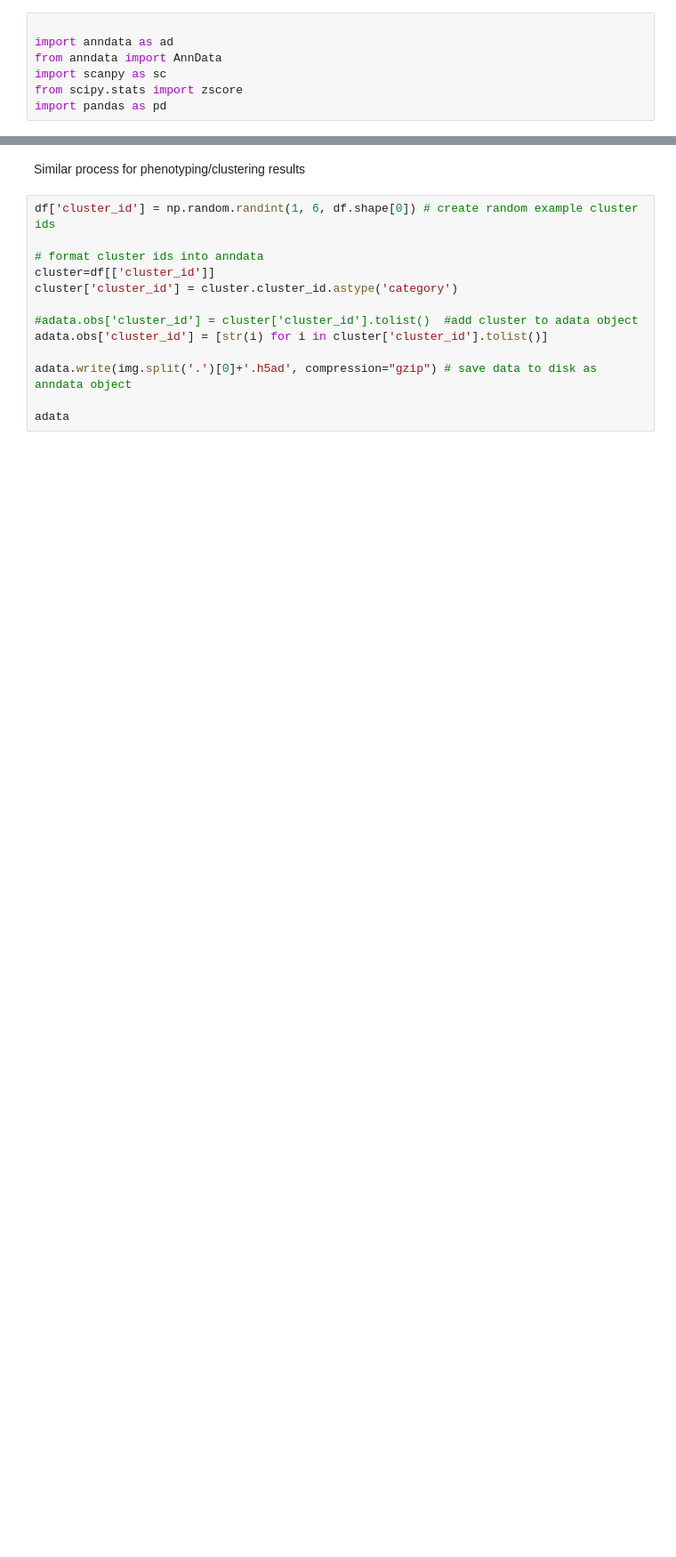
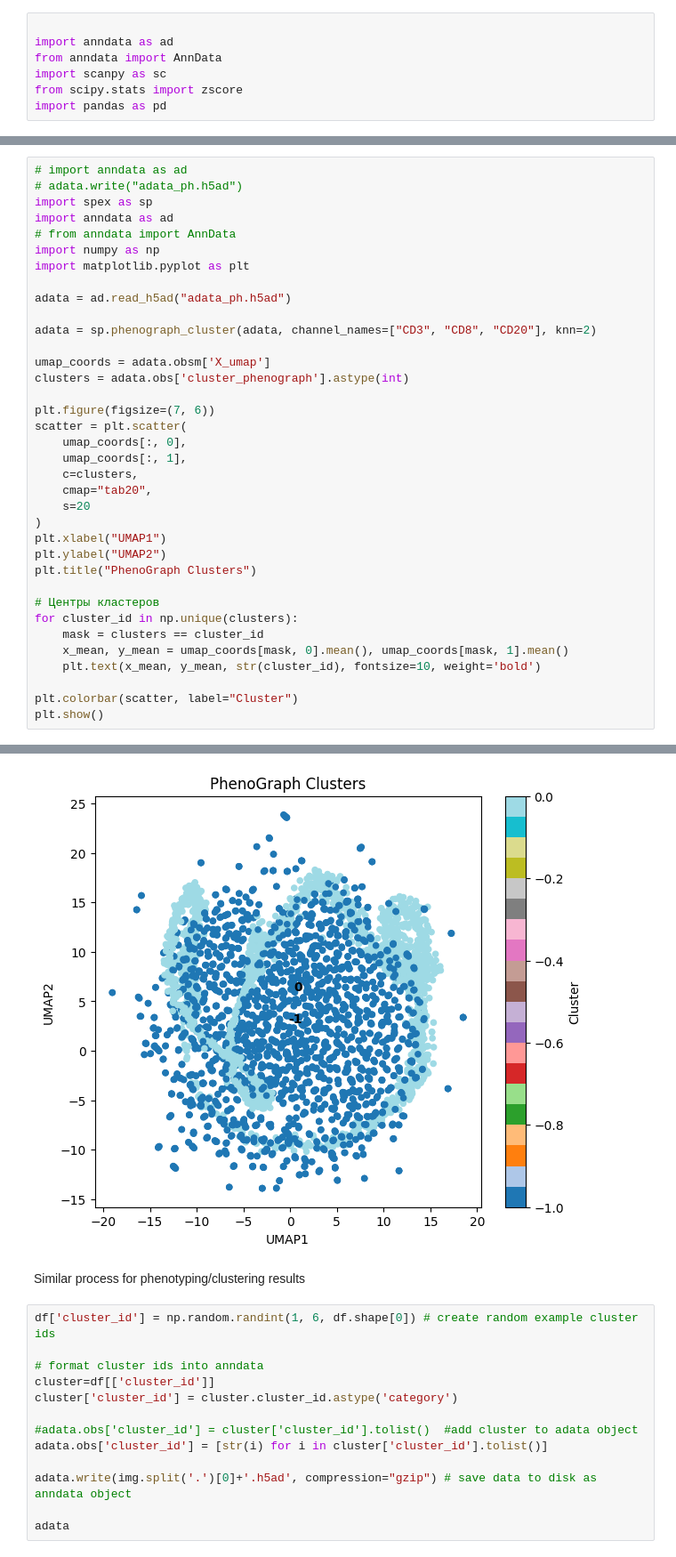
Before and after one commit to Genentech/spex-tools, a Jupyter notebook: Segmentation.ipynb, the cells around one changed output, grey strips where cells are left out. Shown at 89% size. Saved outputs shown, nothing was run; the diff lists cells and outputs as text; blank space fills up the shorter version.

Commit message:
phenograph tested, clq

```diff
--- a/Segmentation.ipynb
+++ b/Segmentation.ipynb
@@ -308,3 +365,40 @@ AnnData object with n_obs × n_vars = 5111 × 44
     obs: 'Cell_ID'
     obsm: 'spatial'
     layers: 'zscored'
+# %%
+# import anndata as ad
+# adata.write("adata_ph.h5ad")
+import spex as sp
+import anndata as ad
+# from anndata import AnnData
+import numpy as np
+import matplotlib.pyplot as plt
+
+adata = ad.read_h5ad("adata_ph.h5ad")
+
+adata = sp.phenograph_cluster(adata, channel_names=["CD3", "CD8", "CD20"], knn=2)
+
+umap_coords = adata.obsm['X_umap']
+clusters = adata.obs['cluster_phenograph'].astype(int)
+
+plt.figure(figsize=(7, 6))
+scatter = plt.scatter(
+    umap_coords[:, 0],
+    umap_coords[:, 1],
+    c=clusters,
+    cmap="tab20",
+    s=20
+)
+plt.xlabel("UMAP1")
+plt.ylabel("UMAP2")
+plt.title("PhenoGraph Clusters")
+
+# Центры кластеров
+for cluster_id in np.unique(clusters):
+    mask = clusters == cluster_id
+    x_mean, y_mean = umap_coords[mask, 0].mean(), umap_coords[mask, 1].mean()
+    plt.text(x_mean, y_mean, str(cluster_id), fontsize=10, weight='bold')
+
+plt.colorbar(scatter, label="Cluster")
+plt.show()
+# %% [output]
@@ -311,3 +414,4 @@ AnnData object with n_obs × n_vars = 5111 × 44
+[figure, added]
 # %% [markdown]
 Similar process for phenotyping/clustering results
 # %%
```
Also changed, not shown: parts of 21 cells of this notebook, 7 other files.
